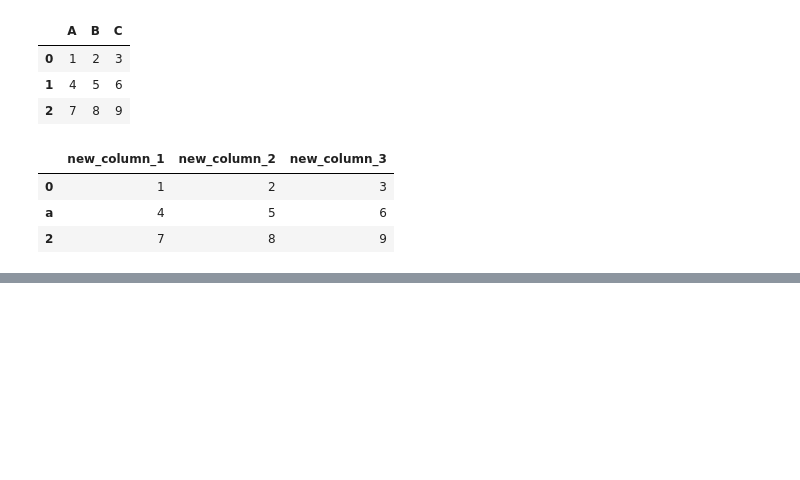
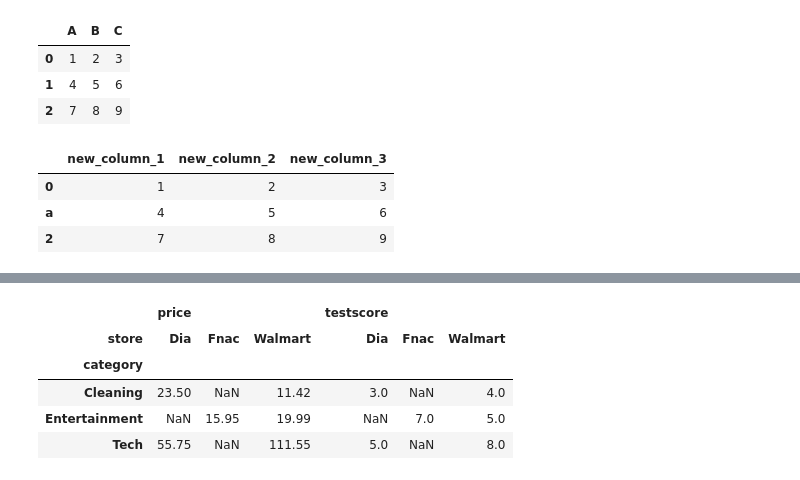
Before and after one commit to Urgith/data_science, a Jupyter notebook: datacamp_tutorials/30 Pandas Tutorial DataFrames in Python/main.ipynb, the cells around one changed output, grey strips where cells are left out. Cells and saved outputs as stored; diff of their text form; code cells hidden in the pictures; blank space fills up the shorter version.

Commit message:
4.5 more DataCamp Tutorials

```diff
--- a/datacamp_tutorials/30 Pandas Tutorial DataFrames in Python/main.ipynb
+++ b/datacamp_tutorials/30 Pandas Tutorial DataFrames in Python/main.ipynb
@@ -254,0 +394,7 @@ df.rename(index={1: 'a'})
+# %%
+products = pd.DataFrame({
+    'category': ['Cleaning', 'Cleaning', 'Entertainment', 'Entertainment', 'Tech', 'Tech'],
+    'store': ['Walmart', 'Dia', 'Walmart', 'Fnac', 'Dia', 'Walmart'],
+    'price': [11.42, 23.50, 19.99, 15.95, 55.75, 111.55],
+    'testscore': [4, 3, 5, 7, 5, 8]
+})
@@ -254,0 +410,10 @@ df.rename(index={1: 'a'})
+# %%
+pivot_products = products.pivot(index='category', columns='store')
+pivot_products
+# %% [output]
+|  | price |  |  | testscore |  |  |
+| store | Dia | Fnac | Walmart | Dia | Fnac | Walmart |
+| category |  |  |  |  |  |  |
+| Cleaning | 23.50 | NaN | 11.42 | 3.0 | NaN | 4.0 |
+| Entertainment | NaN | 15.95 | 19.99 | NaN | 7.0 | 5.0 |
+| Tech | 55.75 | NaN | 111.55 | 5.0 | NaN | 8.0 |
```
Also changed, not shown: parts of 22 cells of this notebook, 7 other files.
